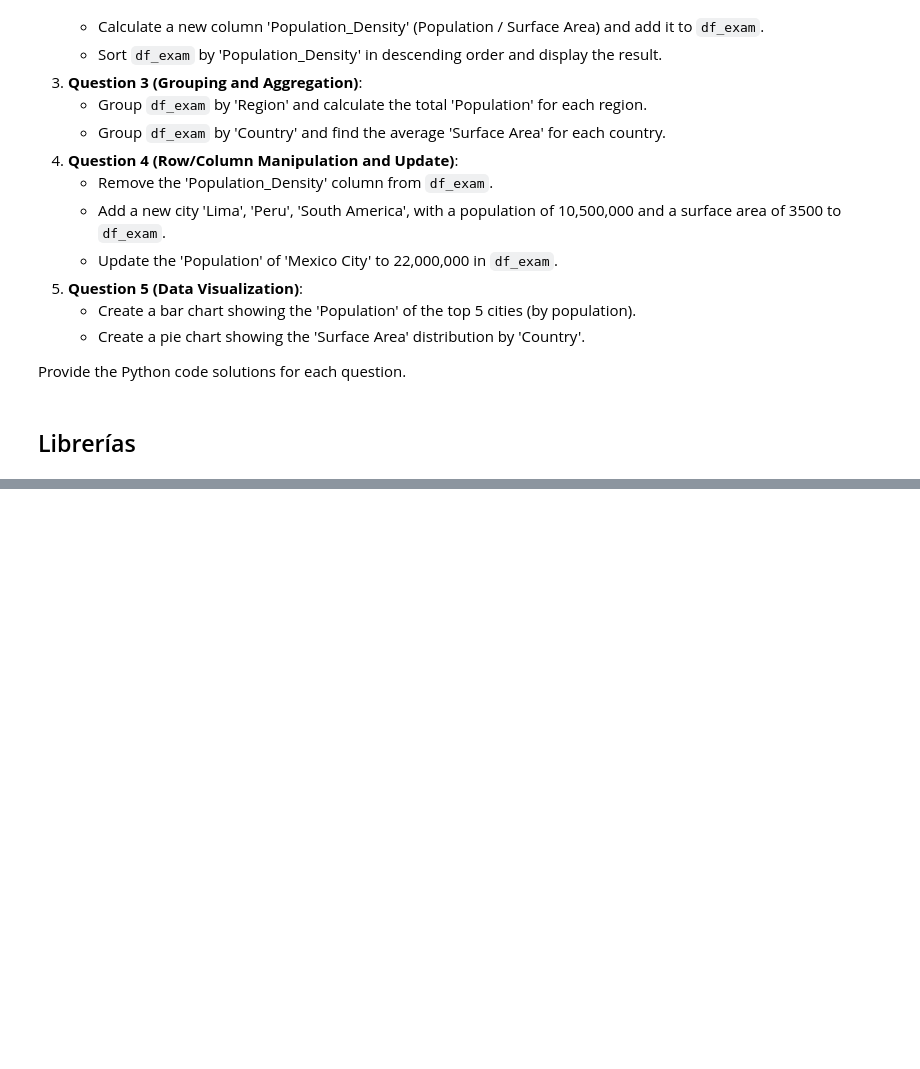
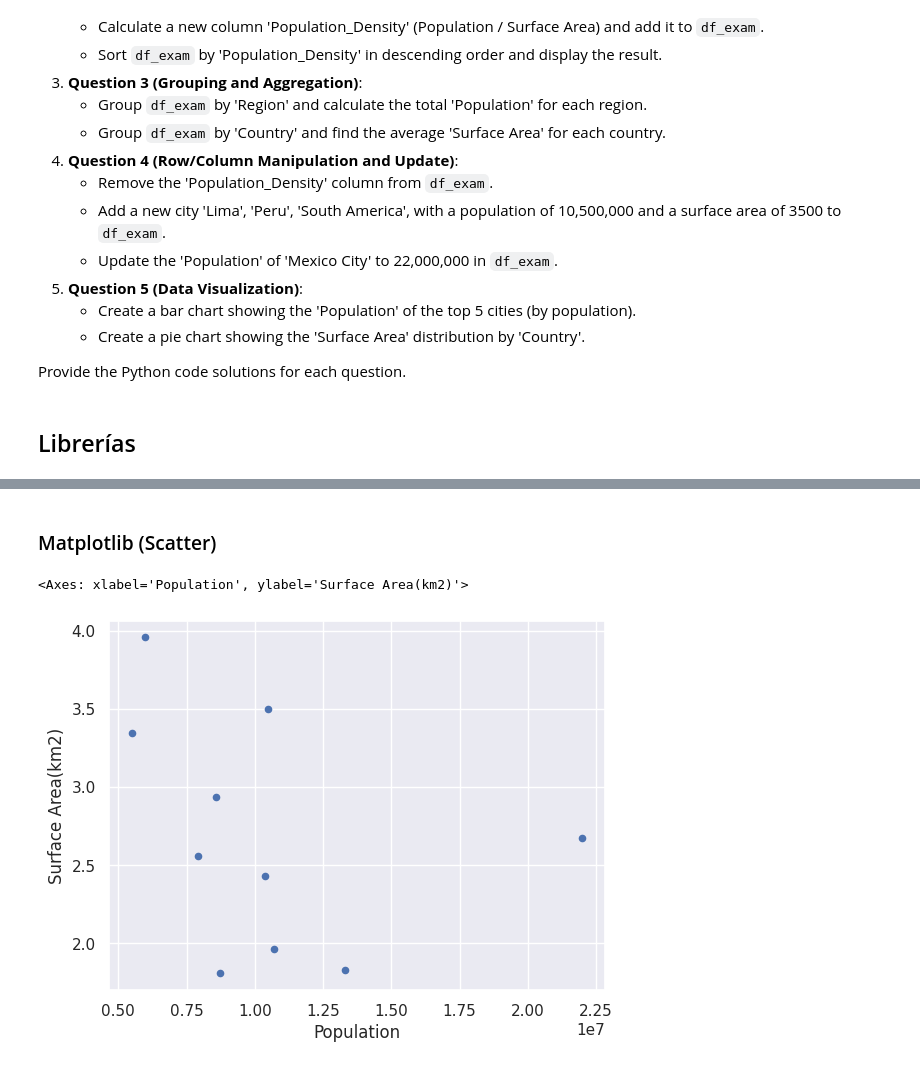
Before and after one commit to AxisAngeles/Smart_Data_DS_AI, a Jupyter notebook: Ejercicios_para_examen.ipynb, the cells around one changed output, grey strips where cells are left out. Drawn from its saved outputs; the diff is of its cells as text; code cells hidden in the pictures; blank space fills up the shorter version.

```diff
--- a/Ejercicios_para_examen.ipynb
+++ b/Ejercicios_para_examen.ipynb
@@ -271,0 +290,7 @@ Create a pie chart showing the 'Surface Area' distribution by 'Country'.
+# %% [markdown]
+### Matplotlib (Scatter)
+# %%
+df_exam.plot.scatter(x = 'Population', y='Surface Area(km2)')
+# %% [output]
+<Axes: xlabel='Population', ylabel='Surface Area(km2)'>
+[figure, added]
```
Also changed, not shown: parts of 16 cells of this notebook.
